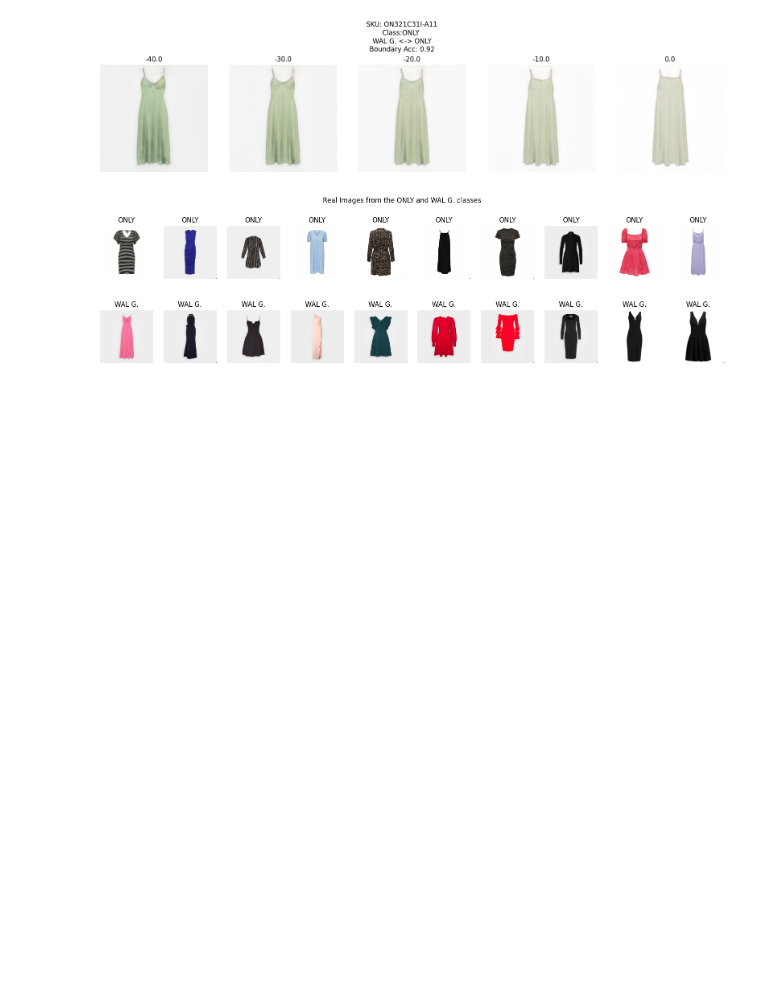
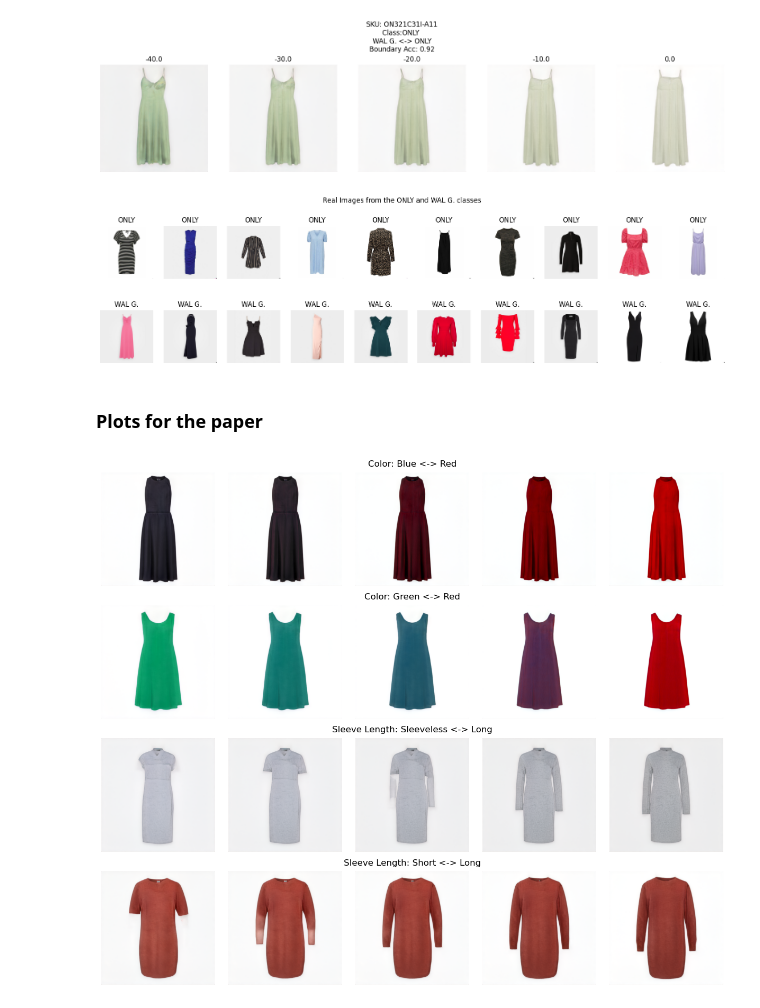
Before and after one commit to MGenschow/Thesis, a Jupyter notebook: 3_Manipulation/InterfaceGAN_Inspired/binary_one_dimension/3_Edit.ipynb, the cells around one changed output. Saved outputs shown, nothing was run; the diff lists cells and outputs as text; code cells hidden in the pictures; blank space fills up the shorter version.

```diff
--- a/3_Manipulation/InterfaceGAN_Inspired/binary_one_dimension/3_Edit.ipynb
+++ b/3_Manipulation/InterfaceGAN_Inspired/binary_one_dimension/3_Edit.ipynb
@@ -196,3 +196,5 @@ plt.show()
 # %% [output]
 [figure]
 [figure]
+# %% [markdown]
+### Plots for the paper
@@ -198,0 +235,33 @@ plt.show()
+# %%
+attribute = 'color'
+att1 = 'blue'
+att2 = 'red'
+
+imgs = get_manipulations(attribute, att1, att2, steps=5, distance=40)
+# %%
+experiments = {
+    0:('color', 'blue', 'red'),
+    1:('color', 'red','green'),
+    2:('sleeve_length', 'Sleeveless', 'Long'),
+    3:('sleeve_length', 'Long', 'Short')
+}
+# %%
+from tqdm import tqdm
+results = {}
+for index, config in tqdm(experiments.items()):
+    imgs = get_manipulations(config[0], config[1], config[2], steps = 5, distance = 30)
+    results[index] = imgs
+# %%
+titles = ['Color: Blue <-> Red', 'Color: Green <-> Red', 'Sleeve Length: Sleeveless <-> Long', 'Sleeve Length: Short <-> Long']
+fig = plt.figure(constrained_layout=True, figsize=(12,10))
+subfigs = fig.subfigures(nrows=4, ncols=1)
+for i, subfig in enumerate(subfigs):
+    config = experiments[i]
+    subfig.suptitle(titles[i])
+
+    axs = subfig.subplots(nrows=1, ncols=5)
+    for col, ax in enumerate(axs):
+        ax.imshow(results[i][col])
+        ax.axis('off')
+# %% [output]
+[figure, added]
```
Also changed, not shown: parts of 1 cell of this notebook, 4 other files.
